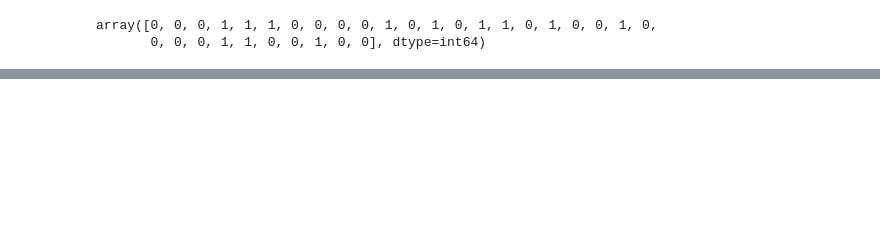
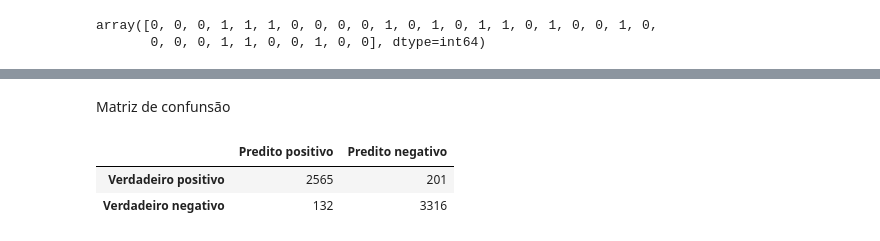
Before and after one commit to ghsaul/tcc_project, a Jupyter notebook: main.ipynb, the cells around one changed output, grey strips where cells are left out. Drawn from its saved outputs; the diff is of its cells as text; code cells hidden in the pictures; blank space fills up the shorter version.

```diff
--- a/main.ipynb
+++ b/main.ipynb
@@ -646,0 +667,19 @@ MCC total: 0.891
+# %%
+tp = sum(flat_predictions[flat_true_labels == 1] == 1)  # verdadeiro positivo
+tn = sum(flat_predictions[flat_true_labels == 0] == 0)  # verdadeiro negativo
+fp = sum(flat_predictions[flat_true_labels == 0] == 1)  # falso positivo
+fn = sum(flat_predictions[flat_true_labels == 1] == 0)  # falso negativo
+
+# Declarando os valores acima mas como percentuais do número de obsevações do banco de teste
+tp_perc = '{0:.4%}'.format(tp/(tp + tn + fp + fn))
+tn_perc = '{0:.4%}'.format(tn/(tp + tn + fp + fn))
+fp_perc = '{0:.4%}'.format(fp/(tp + tn + fp + fn))
+fn_perc = '{0:.4%}'.format(fn/(tp + tn + fp + fn))
+# %% [markdown]
+Matriz de confunsão
+# %%
+pd.DataFrame({'Predito positivo': [tp, fp], 'Predito negativo': [fn, tn]}, index=['Verdadeiro positivo', 'Verdadeiro negativo'])
+# %% [output]
+|  | Predito positivo | Predito negativo |
+| Verdadeiro positivo | 2565 | 201 |
+| Verdadeiro negativo | 132 | 3316 |
```
Also changed, not shown: parts of 18 cells of this notebook.
